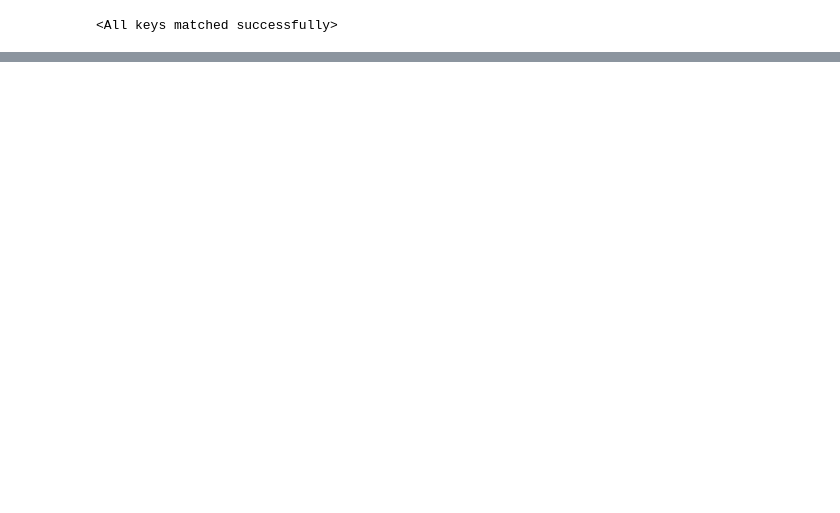
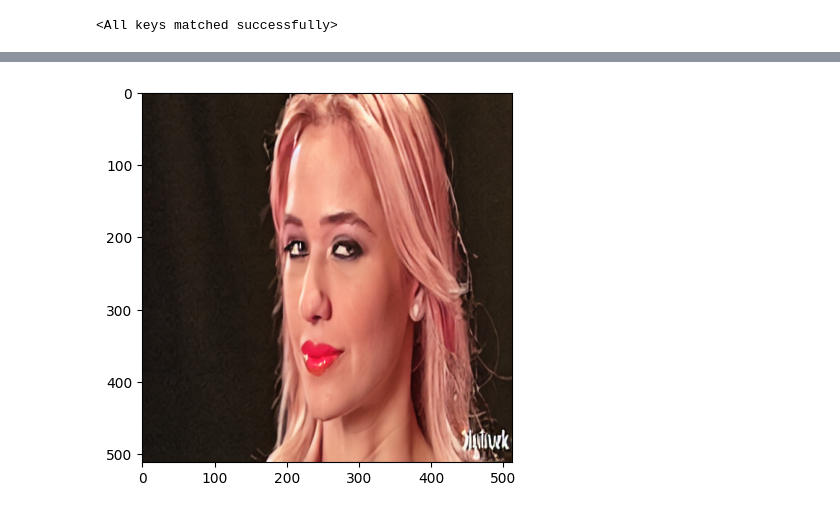
Before and after one commit to Maryamsana-1998/DiffCodec-Controlling-Latent-Diffusion-for-Perceptual-Video-Compression, a Jupyter notebook: pipeline.ipynb, the cells around one changed output, grey strips where cells are left out. Saved outputs shown, nothing was run; the diff lists cells and outputs as text; code cells hidden in the pictures; blank space fills up the shorter version.

```diff
--- a/pipeline.ipynb
+++ b/pipeline.ipynb
@@ -146,0 +151,7 @@ pipe = pipe.to("cuda")
+# %%
+pipe = pipe.to("cuda")
+out = pipe(prompt, sixch, flow4,guidance_scale=3.5 ,  controlnet_conditioning_scale=2, )
+plt.imshow(out[0][0])
+plt.savefig('fig.png')
+# %% [output]
+[figure, added]
```
Also changed, not shown: parts of 11 cells of this notebook, 8 other files.
